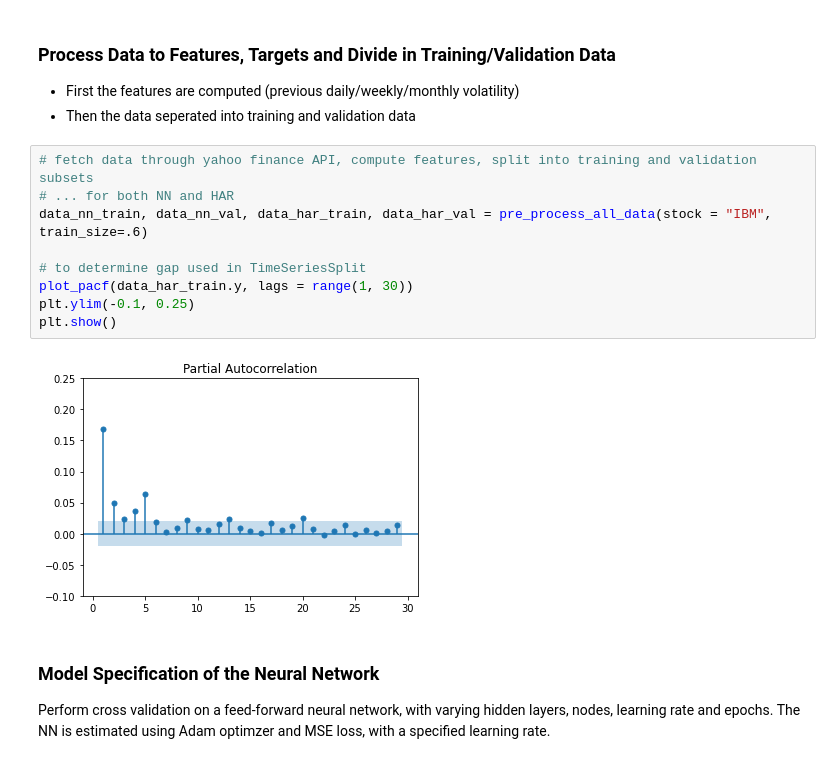
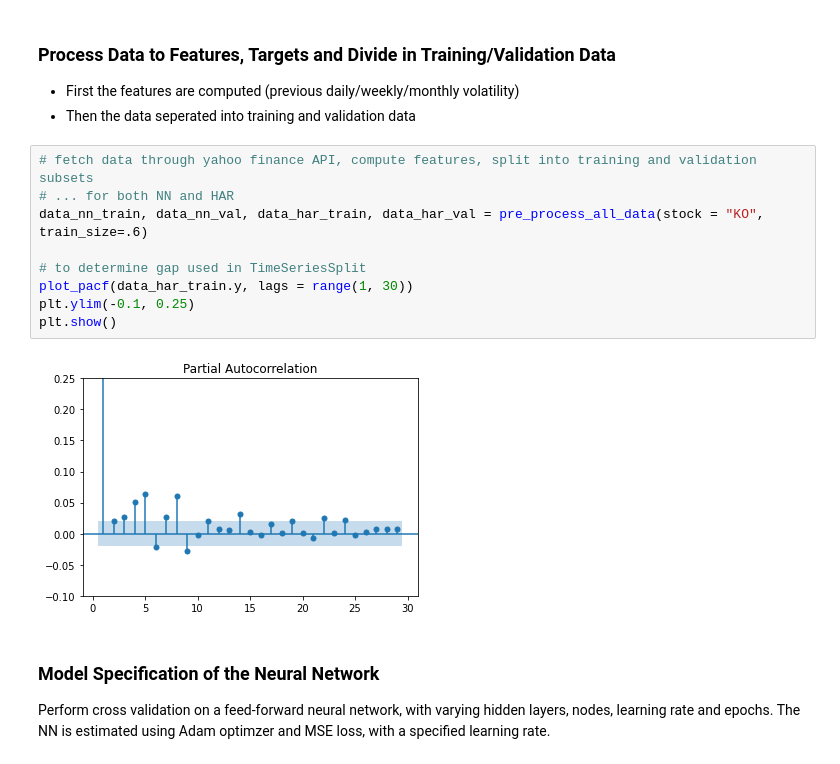
Before and after one commit to CodingNoob234/casestudy-neural-networks, a Jupyter notebook: main.ipynb, the cells around one changed output. Drawn from its saved outputs; the diff is of its cells as text.

```diff
--- a/main.ipynb
+++ b/main.ipynb
@@ -39,14 +39,14 @@ warnings.simplefilter("ignore")
 # %%
 # fetch data through yahoo finance API, compute features, split into training and validation subsets
 # ... for both NN and HAR
-data_nn_train, data_nn_val, data_har_train, data_har_val = pre_process_all_data(stock = "IBM", train_size=.6)
+data_nn_train, data_nn_val, data_har_train, data_har_val = pre_process_all_data(stock = "KO", train_size=.6)
 
 # to determine gap used in TimeSeriesSplit
 plot_pacf(data_har_train.y, lags = range(1, 30))
 plt.ylim(-0.1, 0.25)
 plt.show()
 # %% [output]
-[figure, old version]
+[figure, new version]
 # %% [markdown]
 ### Model Specification of the Neural Network
 Perform cross validation on a feed-forward neural network, with varying hidden layers, nodes, learning rate and epochs.
```
Also changed, not shown: parts of 2 cells of this notebook.
